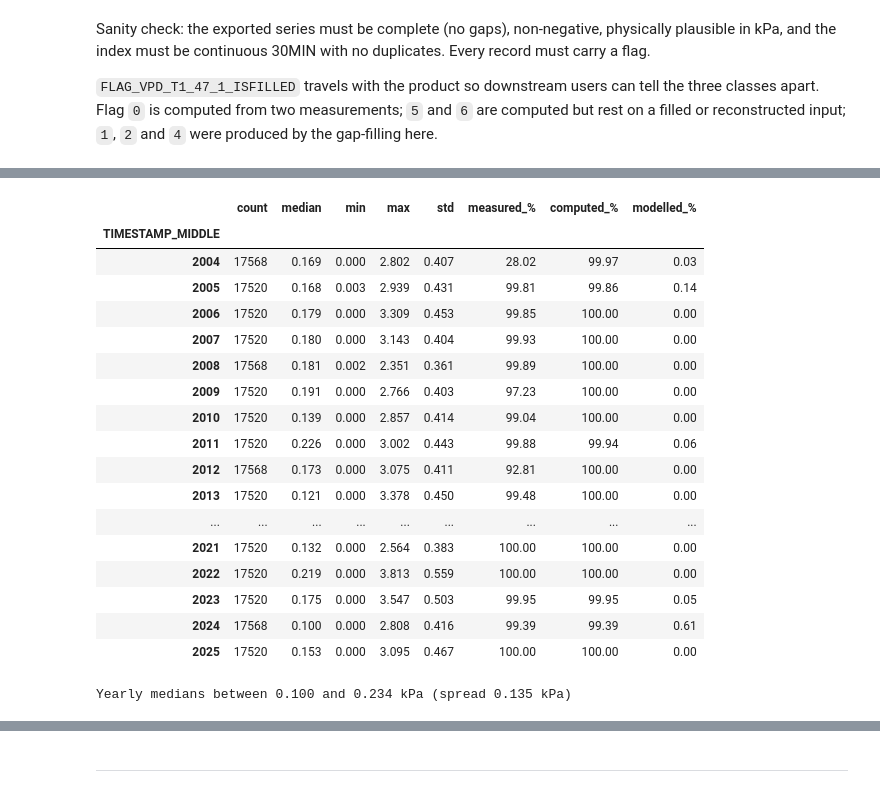
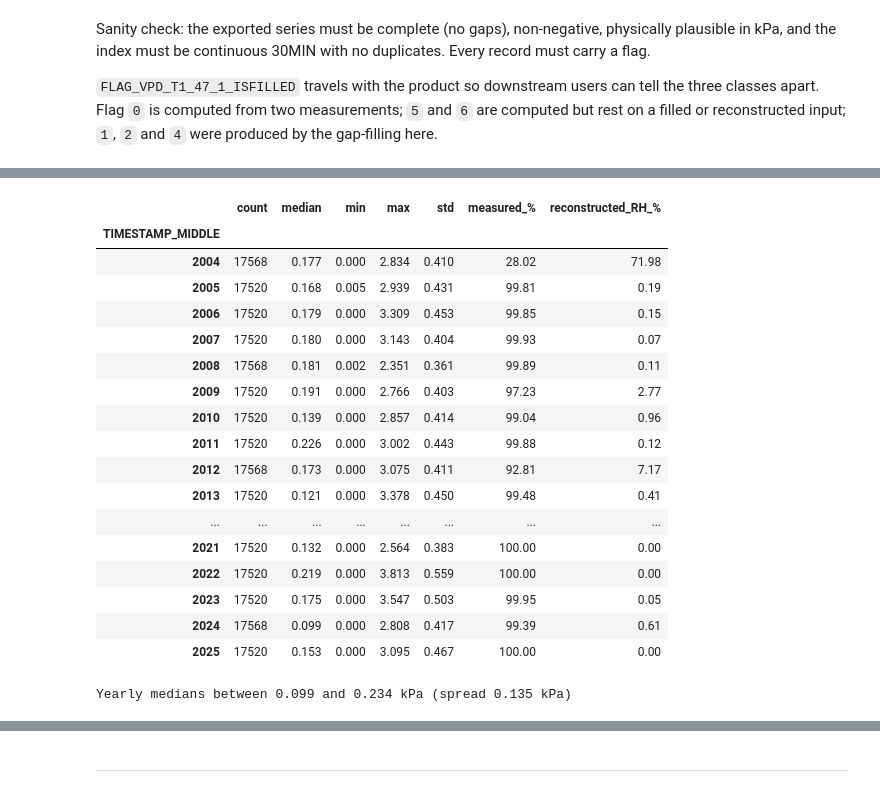
Before and after one commit to holukas/dataset_ch-lae_flux_product, a Jupyter notebook: workflow/10_METEO/30_PRODUCTS/07_METEO_VPD_2004-2025.ipynb, the cells around one changed output, grey strips where cells are left out. Cells and saved outputs as stored; diff of their text form; code cells hidden in the pictures.

```diff
--- a/workflow/10_METEO/30_PRODUCTS/07_METEO_VPD_2004-2025.ipynb
+++ b/workflow/10_METEO/30_PRODUCTS/07_METEO_VPD_2004-2025.ipynb
@@ -78,8 +57,5 @@ to land on the same local-time axis as the data.
 # %%
-TIMEZONE_OFFSET_TO_UTC_HOURS = 1  # Timezone, e.g. "1" is translated to timezone "UTC+01:00" (CET, winter time)
 REQUIRED_TIME_RESOLUTION = '30min'  # Expected resolution of the input files; asserted below
-SITE_LAT = 47.478333  # CH-LAE
-SITE_LON = 8.364389  # CH-LAE
 
 TARGET = "VPD_T1_47_1"  # variable computed and exported here
 
@@ -92,14 +68,13 @@ TA_FLAGCOL = "FLAG_TA_T1_47_1_ISFILLED"
 RH_FILE = "04_METEO_RH_CORRECTED_2004-2025"
 RH_COL = "RH_T1_47_1"
 RH_FLAGCOL = "FLAG_RH_T1_47_1_MISSING"
-RH_FLAG_RECONSTRUCTED = 3  # code 3 in notebook 04 = reconstructed from the NABEL sensor at 49 m
+RH_FLAG_RECONSTRUCTED = 3      # notebook 04: reconstructed from NABEL at 49 m
+RH_FLAG_RECONSTRUCTED_LAE = 4  # notebook 04: reconstructed from MeteoSwiss Laegern at 2.5 km
 
-SWIN_FILE = "01_METEO_SW_IN_GAPFILLED_2004-2025"
-SWIN_COL = "SW_IN_T1_47_1_gfXG"
 
 # Output: data files live in the external (untracked) data folder, with the same
 # numeric prefix as this notebook.
-OUTNAME = "07_METEO_VPD_GAPFILLED_2004-2025"
+OUTNAME = "07_METEO_VPD_2004-2025"
 OUTPATH = r"F:\Sync\luhk_work\dev-data\datasets-data\dataset_ch-lae_flux_product-data\workflow\10_METEO\30_PRODUCTS"
 
 # Plausible VPD at this site, in kPa. VPD is zero at saturation and cannot be negative; the upper
@@ -789,22 +478,0 @@ computed from*.
-# %%
-flag = model_flag.copy()
-
-# Where the model filled a gap, keep its code. Everywhere else, use the provenance code.
-_filled = flag.isin(MODELLED_FLAGS)
-flag[~_filled] = provenance[~_filled]
-flag = flag.astype(int).rename(f"FLAG_{TARGET}_ISFILLED")
-
-# Consistency: the two classifications must partition the record exactly.
-assert flag.notna().all(), "a record has no flag"
-assert set(flag.unique()).issubset(set(FLAG_LEGEND)), \
-    f"unknown flag code(s): {sorted(set(flag.unique()) - set(FLAG_LEGEND))}"
-assert flag.isin(MODELLED_FLAGS).equals(_filled), "modelled records changed during the merge"
-assert flag.isin(COMPUTED_FLAGS).equals(computed), \
-    "a computed record is no longer flagged as computed"
-
-_counts = flag.value_counts().sort_index()
-display(pd.DataFrame({'count': _counts, '%': (100 * _counts / len(flag)).round(2)})
-        .rename(index=FLAG_LEGEND))
-print(f"Purely measured (flag 0): {100 * (flag == 0).mean():.2f}%  |  "
-      f"Computed, not purely measured (5, 6): {100 * flag.isin((5, 6)).mean():.2f}%  |  "
-      f"Modelled (1, 2, 4): {100 * flag.isin(MODELLED_FLAGS).mean():.2f}%")
@@ -824,7 +481,7 @@ Purely measured (flag 0): 95.68%  |  Computed, not purely measured (5, 6): 4.08%
 # %%
-VALCOL = f"{TARGET}_gfXG"
+VALCOL = TARGET   # VPD_T1_47_1 - a computed series, so no _gfXG suffix
 FLAGCOL = f"FLAG_{TARGET}_ISFILLED"
 
-export_df = pd.concat([gapfilled_vpd.rename(VALCOL), flag.rename(FLAGCOL)], axis=1)
+export_df = pd.concat([df[VALCOL], flag.astype(int).rename(FLAGCOL)], axis=1)
 export_df
 # %% [output]
@@ -913,36 +545,34 @@ notebook `04` had to reconstruct `RH` and where notebook `02` had to fill `TA`.
 # %%
 _yr = export_df[VALCOL].groupby(export_df.index.year).agg(['count', 'median', 'min', 'max', 'std'])
 _yr['measured_%'] = (100 * (export_df[FLAGCOL] == 0)
                      .groupby(export_df.index.year).mean()).round(2)
-_yr['computed_%'] = (100 * export_df[FLAGCOL].isin(COMPUTED_FLAGS)
-                     .groupby(export_df.index.year).mean()).round(2)
-_yr['modelled_%'] = (100 * export_df[FLAGCOL].isin(MODELLED_FLAGS)
-                     .groupby(export_df.index.year).mean()).round(2)
+_yr['reconstructed_RH_%'] = (100 * export_df[FLAGCOL].isin((6, 7))
+                             .groupby(export_df.index.year).mean()).round(2)
 display(_yr.round(3))
 
 _med = _yr['median']
 print(f"Yearly medians between {_med.min():.3f} and {_med.max():.3f} kPa "
       f"(spread {_med.max() - _med.min():.3f} kPa)")
 # %% [output]
-|  | count | median | min | max | std | measured_% | computed_% | modelled_% |
-| TIMESTAMP_MIDDLE |  |  |  |  |  |  |  |  |
-| 2004 | 17568 | 0.169 | 0.000 | 2.802 | 0.407 | 28.02 | 99.97 | 0.03 |
-| 2005 | 17520 | 0.168 | 0.003 | 2.939 | 0.431 | 99.81 | 99.86 | 0.14 |
-| 2006 | 17520 | 0.179 | 0.000 | 3.309 | 0.453 | 99.85 | 100.00 | 0.00 |
-| 2007 | 17520 | 0.180 | 0.000 | 3.143 | 0.404 | 99.93 | 100.00 | 0.00 |
-| 2008 | 17568 | 0.181 | 0.002 | 2.351 | 0.361 | 99.89 | 100.00 | 0.00 |
-| 2009 | 17520 | 0.191 | 0.000 | 2.766 | 0.403 | 97.23 | 100.00 | 0.00 |
-| 2010 | 17520 | 0.139 | 0.000 | 2.857 | 0.414 | 99.04 | 100.00 | 0.00 |
-| 2011 | 17520 | 0.226 | 0.000 | 3.002 | 0.443 | 99.88 | 99.94 | 0.06 |
-| 2012 | 17568 | 0.173 | 0.000 | 3.075 | 0.411 | 92.81 | 100.00 | 0.00 |
-| 2013 | 17520 | 0.121 | 0.000 | 3.378 | 0.450 | 99.48 | 100.00 | 0.00 |
-| ... | ... | ... | ... | ... | ... | ... | ... | ... |
-| 2021 | 17520 | 0.132 | 0.000 | 2.564 | 0.383 | 100.00 | 100.00 | 0.00 |
-| 2022 | 17520 | 0.219 | 0.000 | 3.813 | 0.559 | 100.00 | 100.00 | 0.00 |
-| 2023 | 17520 | 0.175 | 0.000 | 3.547 | 0.503 | 99.95 | 99.95 | 0.05 |
-| 2024 | 17568 | 0.100 | 0.000 | 2.808 | 0.416 | 99.39 | 99.39 | 0.61 |
-| 2025 | 17520 | 0.153 | 0.000 | 3.095 | 0.467 | 100.00 | 100.00 | 0.00 |
+|  | count | median | min | max | std | measured_% | reconstructed_RH_% |
+| TIMESTAMP_MIDDLE |  |  |  |  |  |  |  |
+| 2004 | 17568 | 0.177 | 0.000 | 2.834 | 0.410 | 28.02 | 71.98 |
+| 2005 | 17520 | 0.168 | 0.005 | 2.939 | 0.431 | 99.81 | 0.19 |
+| 2006 | 17520 | 0.179 | 0.000 | 3.309 | 0.453 | 99.85 | 0.15 |
+| 2007 | 17520 | 0.180 | 0.000 | 3.143 | 0.404 | 99.93 | 0.07 |
+| 2008 | 17568 | 0.181 | 0.002 | 2.351 | 0.361 | 99.89 | 0.11 |
+| 2009 | 17520 | 0.191 | 0.000 | 2.766 | 0.403 | 97.23 | 2.77 |
+| 2010 | 17520 | 0.139 | 0.000 | 2.857 | 0.414 | 99.04 | 0.96 |
+| 2011 | 17520 | 0.226 | 0.000 | 3.002 | 0.443 | 99.88 | 0.12 |
+| 2012 | 17568 | 0.173 | 0.000 | 3.075 | 0.411 | 92.81 | 7.17 |
+| 2013 | 17520 | 0.121 | 0.000 | 3.378 | 0.450 | 99.48 | 0.41 |
+| ... | ... | ... | ... | ... | ... | ... | ... |
+| 2021 | 17520 | 0.132 | 0.000 | 2.564 | 0.383 | 100.00 | 0.00 |
+| 2022 | 17520 | 0.219 | 0.000 | 3.813 | 0.559 | 100.00 | 0.00 |
+| 2023 | 17520 | 0.175 | 0.000 | 3.547 | 0.503 | 99.95 | 0.05 |
+| 2024 | 17568 | 0.099 | 0.000 | 2.808 | 0.417 | 99.39 | 0.61 |
+| 2025 | 17520 | 0.153 | 0.000 | 3.095 | 0.467 | 100.00 | 0.00 |
-Yearly medians between 0.100 and 0.234 kPa (spread 0.135 kPa)
+Yearly medians between 0.099 and 0.234 kPa (spread 0.135 kPa)
 # %%
 # Records per year and flag, plus the filled ones as a stacked bar chart.
 _tab = (pd.crosstab(export_df.index.year, export_df[FLAGCOL])
```
Also changed, not shown: parts of 55 cells of this notebook.
